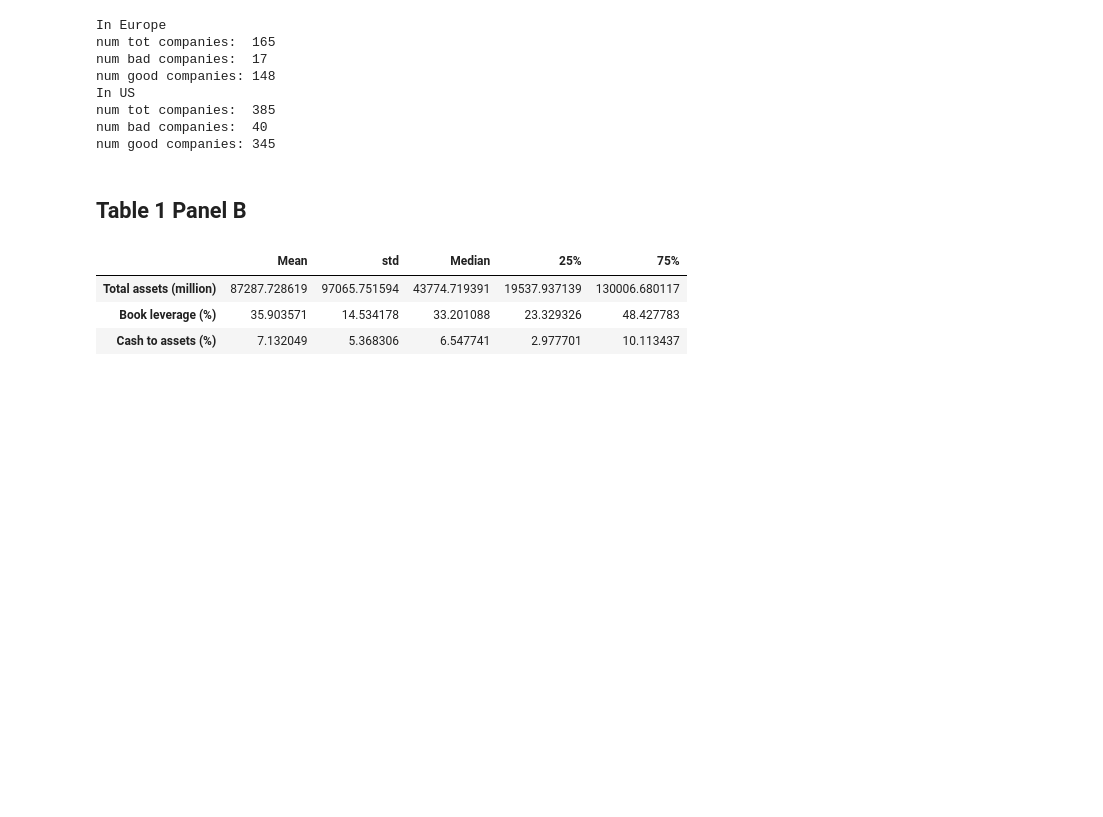
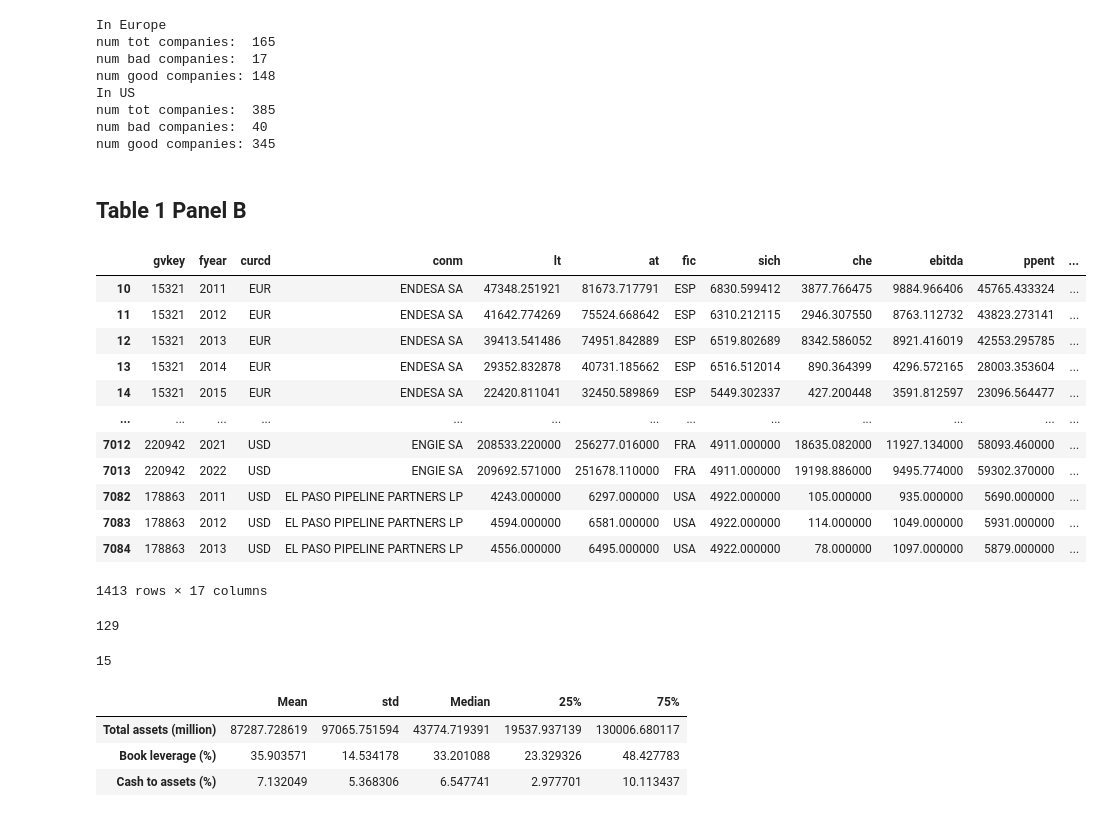
Before and after one commit to igseg/power_markets, a Jupyter notebook: companies_analysis.ipynb, the cells around one changed output. Saved outputs shown, nothing was run; the diff lists cells and outputs as text; code cells hidden in the pictures; blank space fills up the shorter version.

```diff
--- a/companies_analysis.ipynb
+++ b/companies_analysis.ipynb
@@ -245,6 +263,30 @@ num bad companies:  40
 num good companies: 345
 # %% [markdown]
 ## Table 1 Panel B
+# %%
+data_acc
+# %% [output]
+|  | gvkey | fyear | curcd | conm | lt | at | fic | sich | che | ebitda | ppent | ... |
+| 10 | 15321 | 2011 | EUR | ENDESA SA | 47348.251921 | 81673.717791 | ESP | 6830.599412 | 3877.766475 | 9884.966406 | 45765.433324 | ... |
+| 11 | 15321 | 2012 | EUR | ENDESA SA | 41642.774269 | 75524.668642 | ESP | 6310.212115 | 2946.307550 | 8763.112732 | 43823.273141 | ... |
+| 12 | 15321 | 2013 | EUR | ENDESA SA | 39413.541486 | 74951.842889 | ESP | 6519.802689 | 8342.586052 | 8921.416019 | 42553.295785 | ... |
+| 13 | 15321 | 2014 | EUR | ENDESA SA | 29352.832878 | 40731.185662 | ESP | 6516.512014 | 890.364399 | 4296.572165 | 28003.353604 | ... |
+| 14 | 15321 | 2015 | EUR | ENDESA SA | 22420.811041 | 32450.589869 | ESP | 5449.302337 | 427.200448 | 3591.812597 | 23096.564477 | ... |
+| ... | ... | ... | ... | ... | ... | ... | ... | ... | ... | ... | ... | ... |
+| 7012 | 220942 | 2021 | USD | ENGIE SA | 208533.220000 | 256277.016000 | FRA | 4911.000000 | 18635.082000 | 11927.134000 | 58093.460000 | ... |
+| 7013 | 220942 | 2022 | USD | ENGIE SA | 209692.571000 | 251678.110000 | FRA | 4911.000000 | 19198.886000 | 9495.774000 | 59302.370000 | ... |
+| 7082 | 178863 | 2011 | USD | EL PASO PIPELINE PARTNERS LP | 4243.000000 | 6297.000000 | USA | 4922.000000 | 105.000000 | 935.000000 | 5690.000000 | ... |
+| 7083 | 178863 | 2012 | USD | EL PASO PIPELINE PARTNERS LP | 4594.000000 | 6581.000000 | USA | 4922.000000 | 114.000000 | 1049.000000 | 5931.000000 | ... |
+| 7084 | 178863 | 2013 | USD | EL PASO PIPELINE PARTNERS LP | 4556.000000 | 6495.000000 | USA | 4922.000000 | 78.000000 | 1097.000000 | 5879.000000 | ... |
+1413 rows × 17 columns
+# %%
+len(data_acc[data_acc['curcd'] == 'USD'].conm.unique())
+# %% [output]
+129
+# %%
+len(data_acc[data_acc['curcd'] == 'EUR'].conm.unique())
+# %% [output]
+15
 # %%
 ################################################# Load clean data #################################################
 
```
Also changed, not shown: parts of 12 cells of this notebook, 2 other files.
